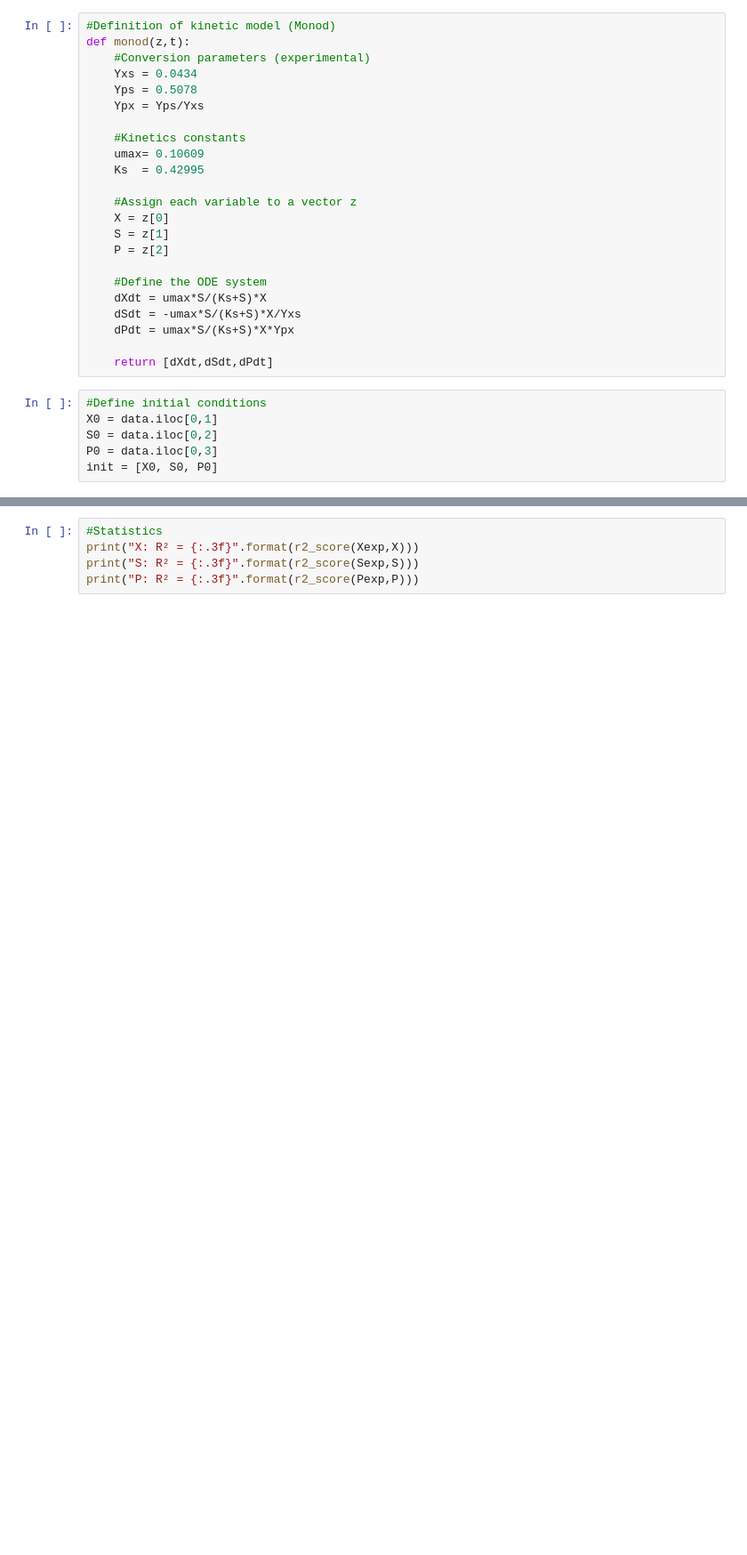
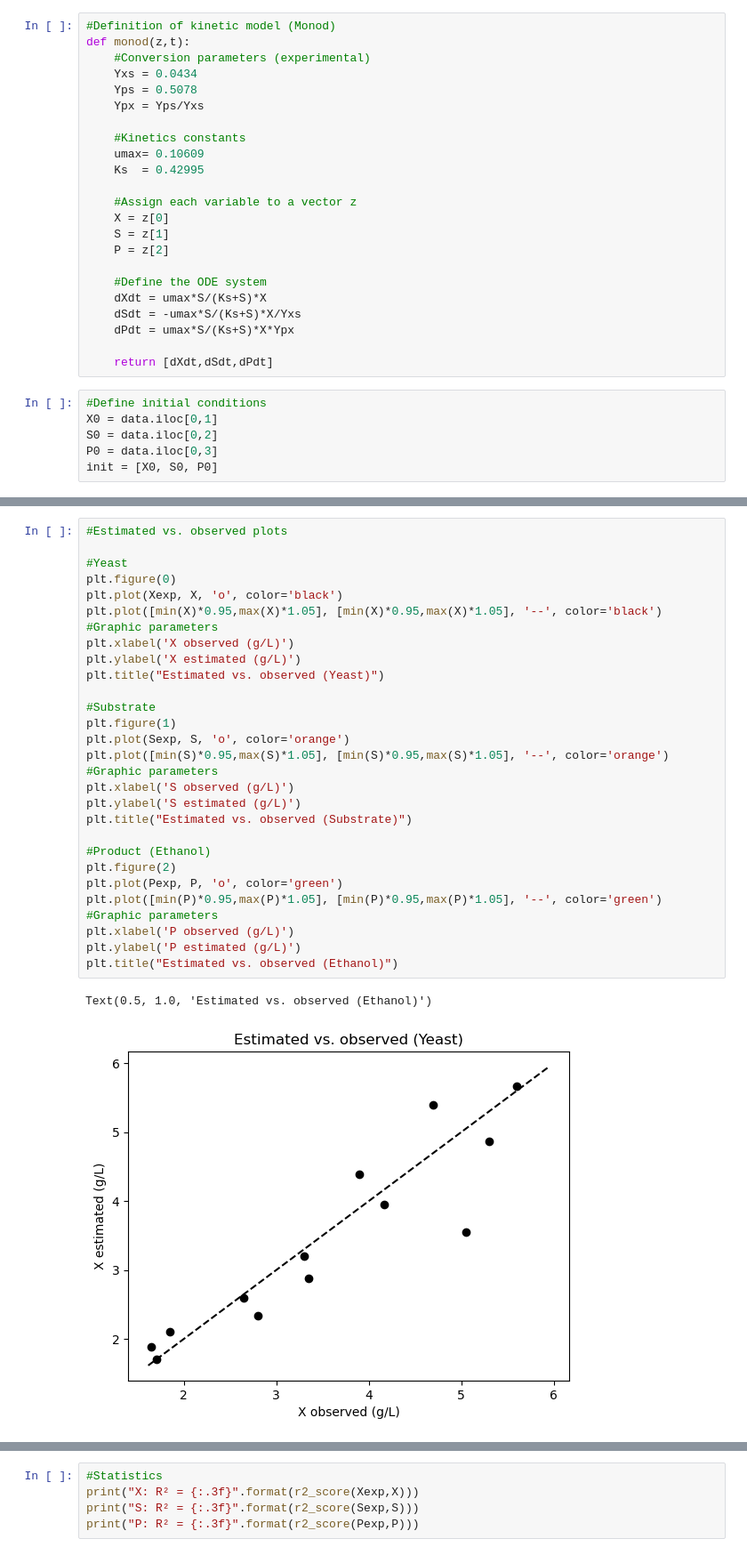
Before and after one commit to willc127/Fermentation_Optimization, a Jupyter notebook: optimFerment.ipynb, the cells around one changed output, grey strips where cells are left out. Shown: that part at 89% size. Drawn from its saved outputs; the diff is of its cells as text; blank space fills up the shorter version.

```diff
--- a/optimFerment.ipynb
+++ b/optimFerment.ipynb
@@ -85,3 +91,35 @@ plt.legend(loc='best')
 # %% [output]
 <matplotlib.legend.Legend at 0x...>
 [figure]
+# %%
+#Estimated vs. observed plots
+
+#Yeast
+plt.figure(0)
+plt.plot(Xexp, X, 'o', color='black')
+plt.plot([min(X)*0.95,max(X)*1.05], [min(X)*0.95,max(X)*1.05], '--', color='black')
+#Graphic parameters
+plt.xlabel('X observed (g/L)')
+plt.ylabel('X estimated (g/L)')
+plt.title("Estimated vs. observed (Yeast)")
+
+#Substrate
+plt.figure(1)
+plt.plot(Sexp, S, 'o', color='orange')
+plt.plot([min(S)*0.95,max(S)*1.05], [min(S)*0.95,max(S)*1.05], '--', color='orange')
+#Graphic parameters
+plt.xlabel('S observed (g/L)')
+plt.ylabel('S estimated (g/L)')
+plt.title("Estimated vs. observed (Substrate)")
+
+#Product (Ethanol)
+plt.figure(2)
+plt.plot(Pexp, P, 'o', color='green')
+plt.plot([min(P)*0.95,max(P)*1.05], [min(P)*0.95,max(P)*1.05], '--', color='green')
+#Graphic parameters
+plt.xlabel('P observed (g/L)')
+plt.ylabel('P estimated (g/L)')
+plt.title("Estimated vs. observed (Ethanol)")
+# %% [output]
+Text(0.5, 1.0, 'Estimated vs. observed (Ethanol)')
+[figure, added]
```
Also changed, not shown: parts of 9 cells of this notebook.
